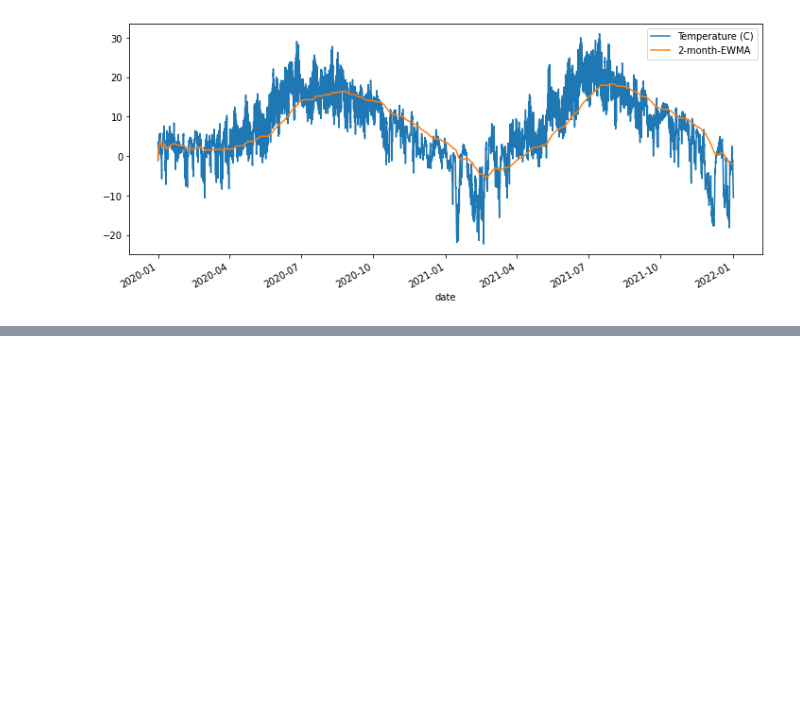
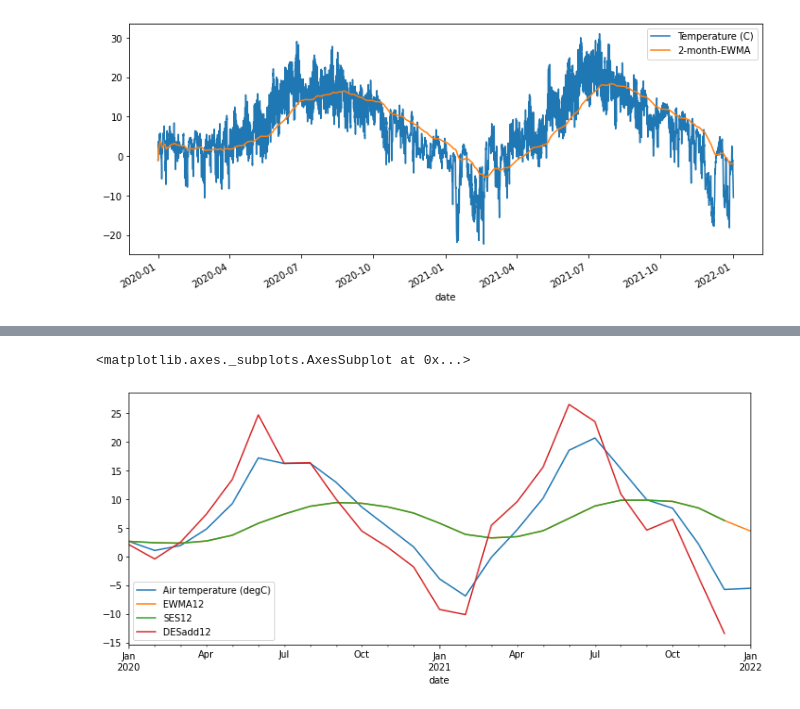
Before and after one commit to MikhailKuklin/time-series-analysis-forecasting, a Jupyter notebook: notebooks/ts_analysis_statsmodels.ipynb, the cells around one changed output, grey strips where cells are left out. Cells and saved outputs as stored; diff of their text form; code cells hidden in the pictures; blank space fills up the shorter version.

```diff
--- a/notebooks/ts_anaylsis_statsmodels.ipynb
+++ b/notebooks/ts_analysis_statsmodels.ipynb
@@ -99,0 +134,12 @@ df[['Temperature (C)','2-month-EWMA']].plot()
+# %%
+# Double Exponential Smoothing
+# can anticipate future increases or decreases (trend). Simple - only level
+
+from statsmodels.tsa.holtwinters import ExponentialSmoothing
+
+df_ym2['DESadd12'] = ExponentialSmoothing(df_ym2['Air temperature (degC)'], trend='add').fit().fittedvalues.shift(-1)
+
+df_ym2[['Air temperature (degC)','EWMA12','SES12','DESadd12']].plot()
+# %% [output]
+<matplotlib.axes._subplots.AxesSubplot at 0x...>
+[figure, added]
```
Also changed, not shown: parts of 7 cells of this notebook.
